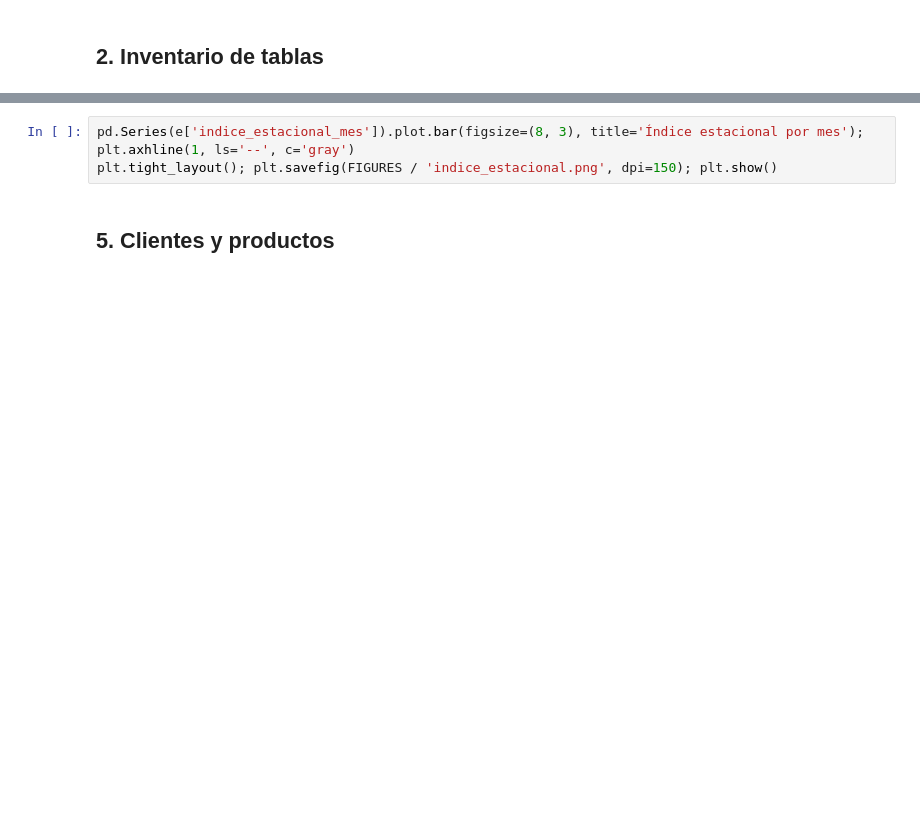
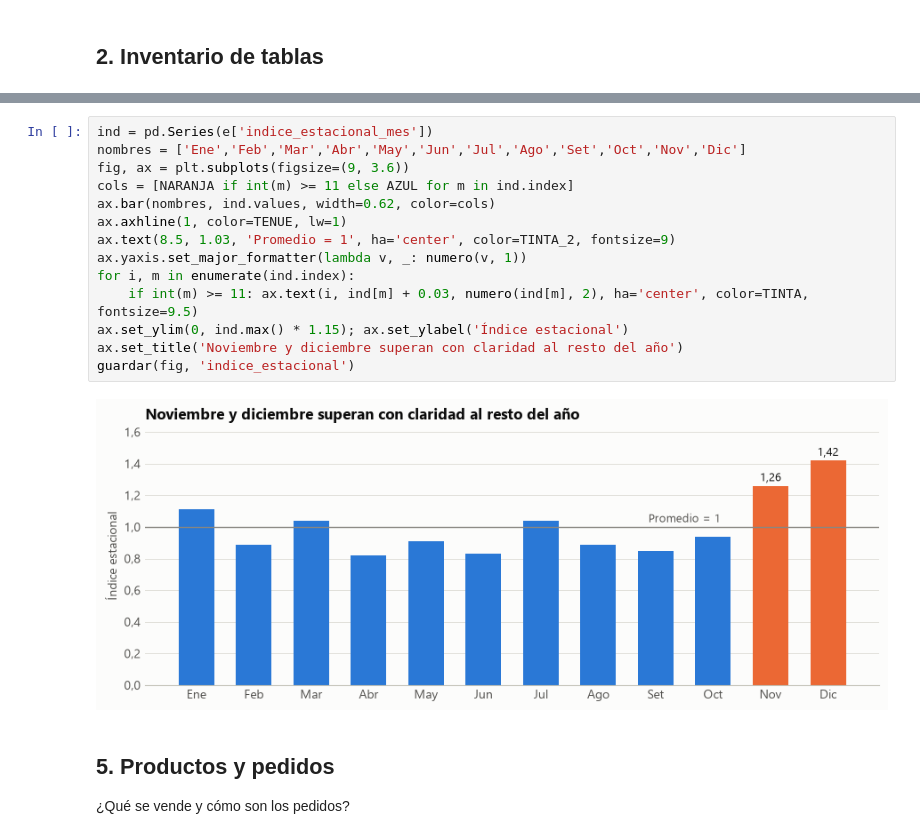
Before and after one commit to FernanRojasR/sportsmart, a Jupyter notebook: notebooks/01_eda/01_eda_calidad.ipynb, the cells around one changed output, grey strips where cells are left out. Saved outputs shown, nothing was run; the diff lists cells and outputs as text; blank space fills up the shorter version.

```diff
--- a/notebooks/01_eda/01_eda_calidad.ipynb
+++ b/notebooks/01_eda/01_eda_calidad.ipynb
@@ -43,6 +114,21 @@ plt.tight_layout(); plt.savefig(FIGURES / 'ventas_mensuales.png', dpi=150); plt.
 # %%
-pd.Series(e['indice_estacional_mes']).plot.bar(figsize=(8, 3), title='Índice estacional por mes'); plt.axhline(1, ls='--', c='gray')
-plt.tight_layout(); plt.savefig(FIGURES / 'indice_estacional.png', dpi=150); plt.show()
+ind = pd.Series(e['indice_estacional_mes'])
+nombres = ['Ene','Feb','Mar','Abr','May','Jun','Jul','Ago','Set','Oct','Nov','Dic']
+fig, ax = plt.subplots(figsize=(9, 3.6))
+cols = [NARANJA if int(m) >= 11 else AZUL for m in ind.index]
+ax.bar(nombres, ind.values, width=0.62, color=cols)
+ax.axhline(1, color=TENUE, lw=1)
+ax.text(8.5, 1.03, 'Promedio = 1', ha='center', color=TINTA_2, fontsize=9)
+ax.yaxis.set_major_formatter(lambda v, _: numero(v, 1))
+for i, m in enumerate(ind.index):
+    if int(m) >= 11: ax.text(i, ind[m] + 0.03, numero(ind[m], 2), ha='center', color=TINTA, fontsize=9.5)
+ax.set_ylim(0, ind.max() * 1.15); ax.set_ylabel('Índice estacional')
+ax.set_title('Noviembre y diciembre superan con claridad al resto del año')
+guardar(fig, 'indice_estacional')
+# %% [output]
+[figure, added]
 # %% [markdown]
-## 5. Clientes y productos
+## 5. Productos y pedidos
+
+¿Qué se vende y cómo son los pedidos?
 # %%
```
Also changed, not shown: parts of 30 cells of this notebook, 18 other files.
